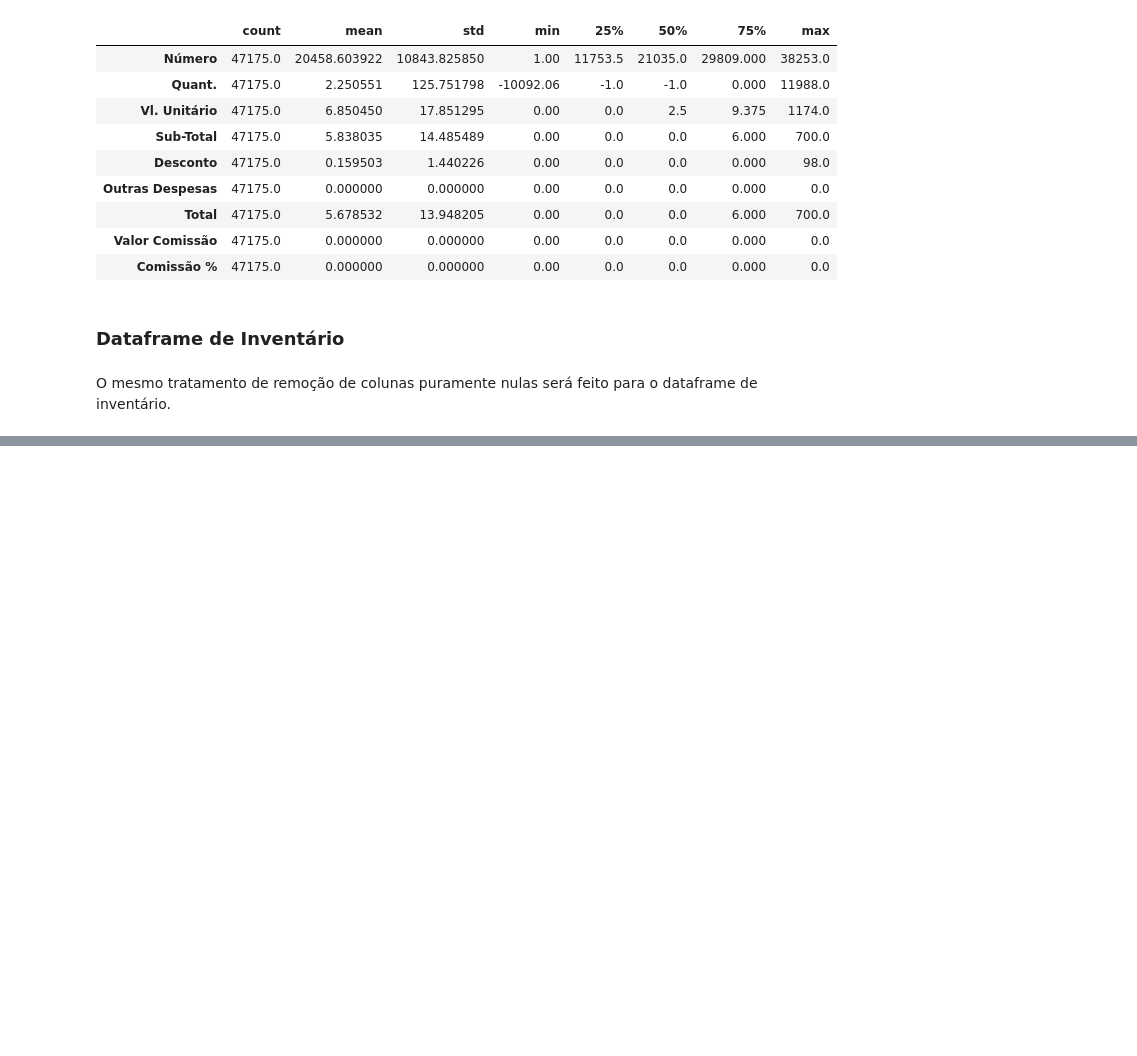
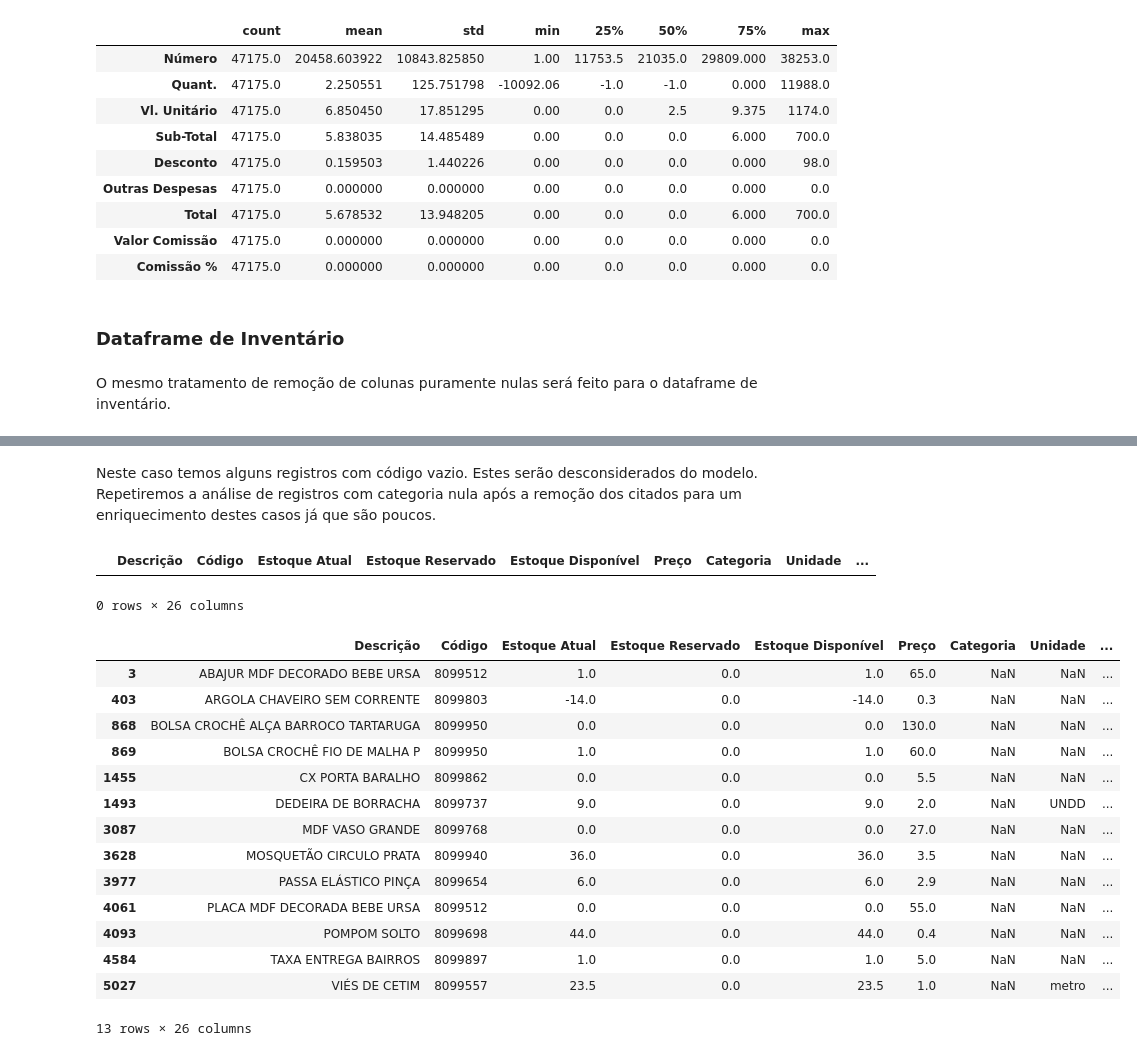
Before and after one commit to donbigode/Timeseries-prediction-model, a Jupyter notebook: Analysis/EDA.ipynb, the cells around one changed output, grey strips where cells are left out. Cells and saved outputs as stored; diff of their text form; code cells hidden in the pictures; blank space fills up the shorter version.

Commit message:
inicio da análise exploratória

```diff
--- a/Analysis/EDA.ipynb
+++ b/Analysis/EDA.ipynb
@@ -193,0 +239,27 @@ dataframe_inventario.head()
+# %% [markdown]
+Neste caso temos alguns registros com código vazio. Estes serão desconsiderados do modelo. Repetiremos a análise de registros com categoria nula após a remoção dos citados para um enriquecimento destes casos já que são poucos.
+# %%
+dataframe_inventario_tratado = dataframe_inventario[dataframe_inventario['Código'].notnull()]
+# %%
+dataframe_inventario_tratado[dataframe_inventario_tratado['Código'].isnull()]
+# %% [output]
+|  | Descrição | Código | Estoque Atual | Estoque Reservado | Estoque Disponível | Preço | Categoria | Unidade | ... |
+0 rows × 26 columns
+# %%
+dataframe_inventario_tratado[dataframe_inventario_tratado['Categoria'].isnull()]
+# %% [output]
+|  | Descrição | Código | Estoque Atual | Estoque Reservado | Estoque Disponível | Preço | Categoria | Unidade | ... |
+| 3 | ABAJUR MDF DECORADO BEBE URSA | 8099512 | 1.0 | 0.0 | 1.0 | 65.0 | NaN | NaN | ... |
+| 403 | ARGOLA CHAVEIRO SEM CORRENTE | 8099803 | -14.0 | 0.0 | -14.0 | 0.3 | NaN | NaN | ... |
+| 868 | BOLSA CROCHÊ ALÇA BARROCO TARTARUGA | 8099950 | 0.0 | 0.0 | 0.0 | 130.0 | NaN | NaN | ... |
+| 869 | BOLSA CROCHÊ FIO DE MALHA P | 8099950 | 1.0 | 0.0 | 1.0 | 60.0 | NaN | NaN | ... |
+| 1455 | CX PORTA BARALHO | 8099862 | 0.0 | 0.0 | 0.0 | 5.5 | NaN | NaN | ... |
+| 1493 | DEDEIRA DE BORRACHA | 8099737 | 9.0 | 0.0 | 9.0 | 2.0 | NaN | UNDD | ... |
+| 3087 | MDF VASO GRANDE | 8099768 | 0.0 | 0.0 | 0.0 | 27.0 | NaN | NaN | ... |
+| 3628 | MOSQUETÃO CIRCULO PRATA | 8099940 | 36.0 | 0.0 | 36.0 | 3.5 | NaN | NaN | ... |
+| 3977 | PASSA ELÁSTICO PINÇA | 8099654 | 6.0 | 0.0 | 6.0 | 2.9 | NaN | NaN | ... |
+| 4061 | PLACA MDF DECORADA BEBE URSA | 8099512 | 0.0 | 0.0 | 0.0 | 55.0 | NaN | NaN | ... |
+| 4093 | POMPOM SOLTO | 8099698 | 44.0 | 0.0 | 44.0 | 0.4 | NaN | NaN | ... |
+| 4584 | TAXA ENTREGA BAIRROS | 8099897 | 1.0 | 0.0 | 1.0 | 5.0 | NaN | NaN | ... |
+| 5027 | VIÉS DE CETIM | 8099557 | 23.5 | 0.0 | 23.5 | 1.0 | NaN | metro | ... |
+13 rows × 26 columns
```
Also changed, not shown: parts of 13 cells of this notebook.
